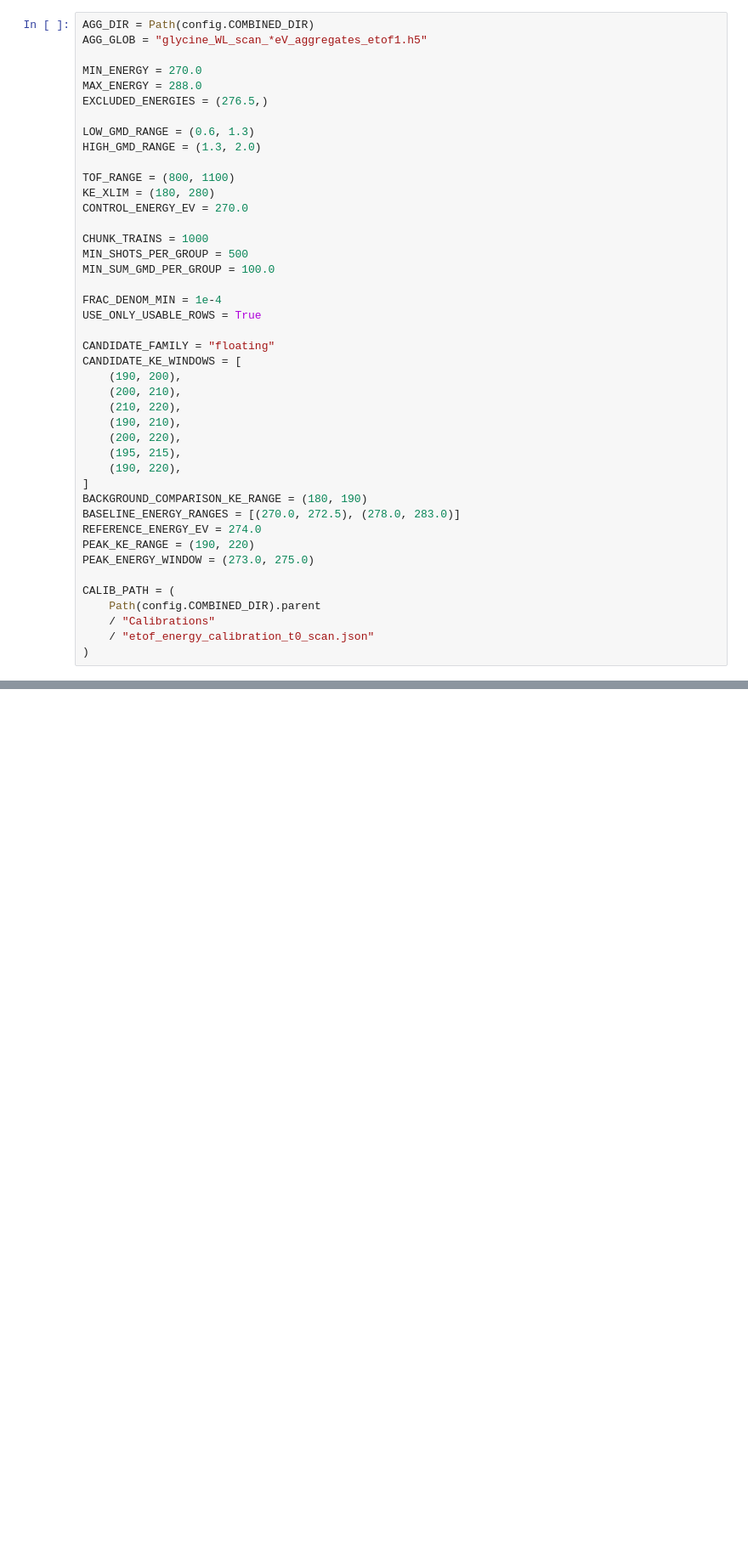
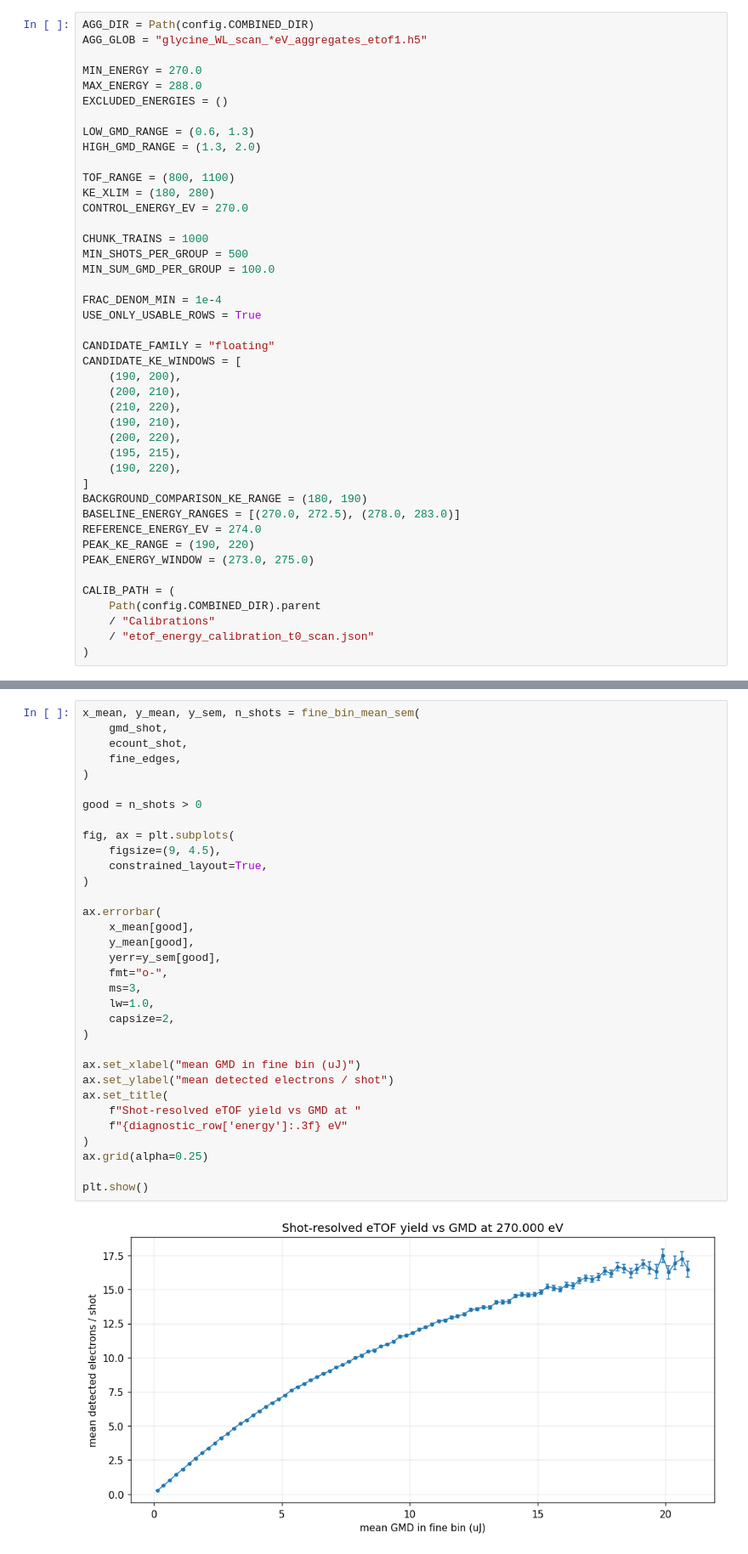
Before and after one commit to ogalexander/glycine26, a Jupyter notebook: analysis/post/GMD resonance search - clean.ipynb, the cells around one changed output, grey strips where cells are left out. Shown at 85% size. Cells and saved outputs as stored; diff of their text form; blank space fills up the shorter version.

```diff
--- a/analysis/post/GMD resonance search - clean.ipynb
+++ b/analysis/post/GMD resonance search - clean.ipynb
@@ -59,7 +62,7 @@ AGG_GLOB = "glycine_WL_scan_*eV_aggregates_etof1.h5"
 
 MIN_ENERGY = 270.0
 MAX_ENERGY = 288.0
-EXCLUDED_ENERGIES = (276.5,)
+EXCLUDED_ENERGIES = ()
 
 LOW_GMD_RANGE = (0.6, 1.3)
 HIGH_GMD_RANGE = (1.3, 2.0)
@@ -537,0 +776,35 @@ for label in ("low", "high"):
+# %%
+x_mean, y_mean, y_sem, n_shots = fine_bin_mean_sem(
+    gmd_shot,
+    ecount_shot,
+    fine_edges,
+)
+
+good = n_shots > 0
+
+fig, ax = plt.subplots(
+    figsize=(9, 4.5),
+    constrained_layout=True,
+)
+
+ax.errorbar(
+    x_mean[good],
+    y_mean[good],
+    yerr=y_sem[good],
+    fmt="o-",
+    ms=3,
+    lw=1.0,
+    capsize=2,
+)
+
+ax.set_xlabel("mean GMD in fine bin (uJ)")
+ax.set_ylabel("mean detected electrons / shot")
+ax.set_title(
+    f"Shot-resolved eTOF yield vs GMD at "
+    f"{diagnostic_row['energy']:.3f} eV"
+)
+ax.grid(alpha=0.25)
+
+plt.show()
+# %% [output]
+[figure, added]
```
Also changed, not shown: parts of 11 cells of this notebook, 3 other files.
